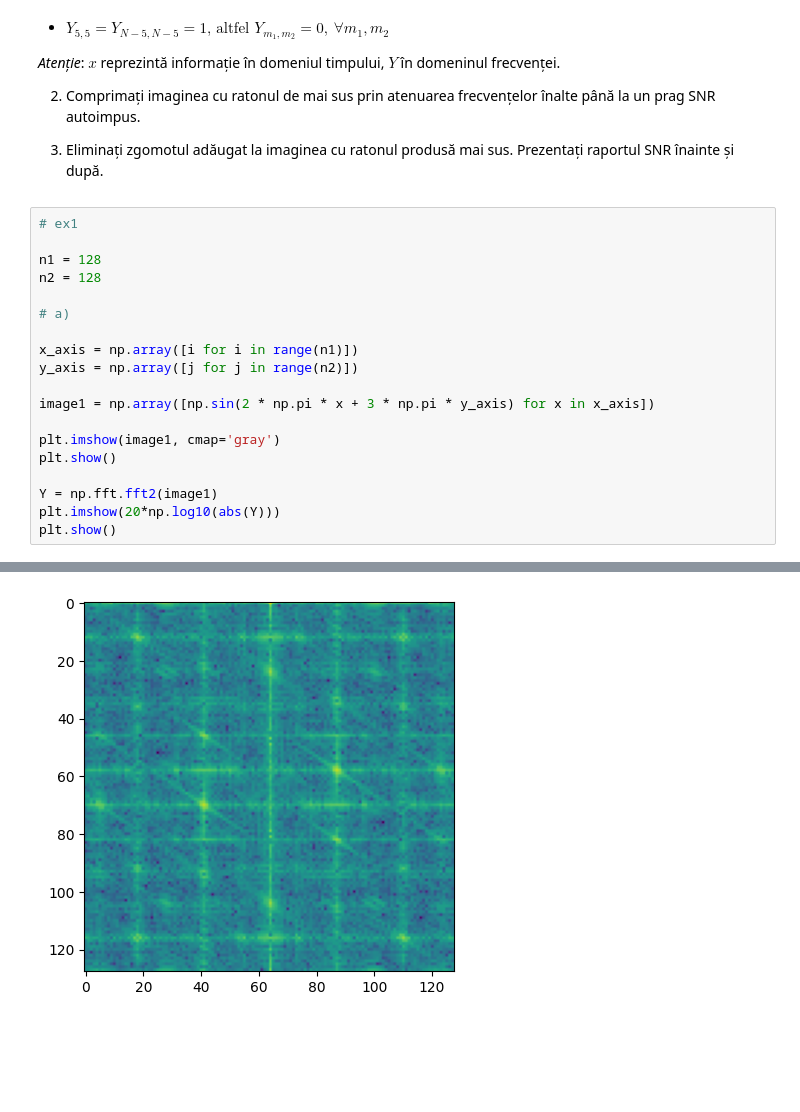
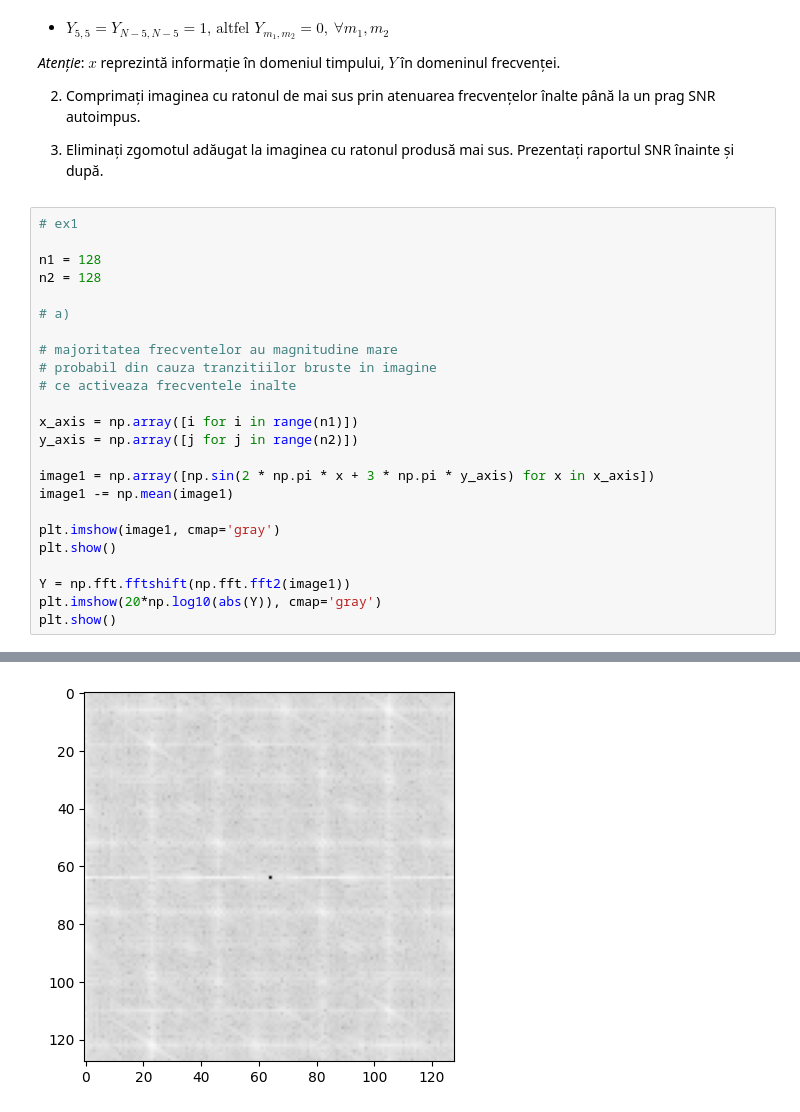
Before and after one commit to lowLevelGod/Procesarea-Semnalelor, a Jupyter notebook: Lab7/Laborator7.ipynb, the cells around one changed output, grey strips where cells are left out. Drawn from its saved outputs; the diff is of its cells as text; blank space fills up the shorter version.

```diff
--- a/Lab7/Laborator7.ipynb
+++ b/Lab7/Laborator7.ipynb
@@ -119,25 +119,30 @@ plt.show()
 # %%
 # ex1
 
 n1 = 128
 n2 = 128
 
 # a)
 
+# majoritatea frecventelor au magnitudine mare
+# probabil din cauza tranzitiilor bruste in imagine
+# ce activeaza frecventele inalte
+
 x_axis = np.array([i for i in range(n1)])
 y_axis = np.array([j for j in range(n2)])
 
 image1 = np.array([np.sin(2 * np.pi * x + 3 * np.pi * y_axis) for x in x_axis])
+image1 -= np.mean(image1)
 
 plt.imshow(image1, cmap='gray')
 plt.show()
 
-Y = np.fft.fft2(image1)
-plt.imshow(20*np.log10(abs(Y)))
+Y = np.fft.fftshift(np.fft.fft2(image1))
+plt.imshow(20*np.log10(abs(Y)), cmap='gray')
 plt.show()
 # %% [output]
 [figure]
-[figure, old version]
+[figure, new version]
 # %%
 # b)
 
```
Also changed, not shown: parts of 7 cells of this notebook.
